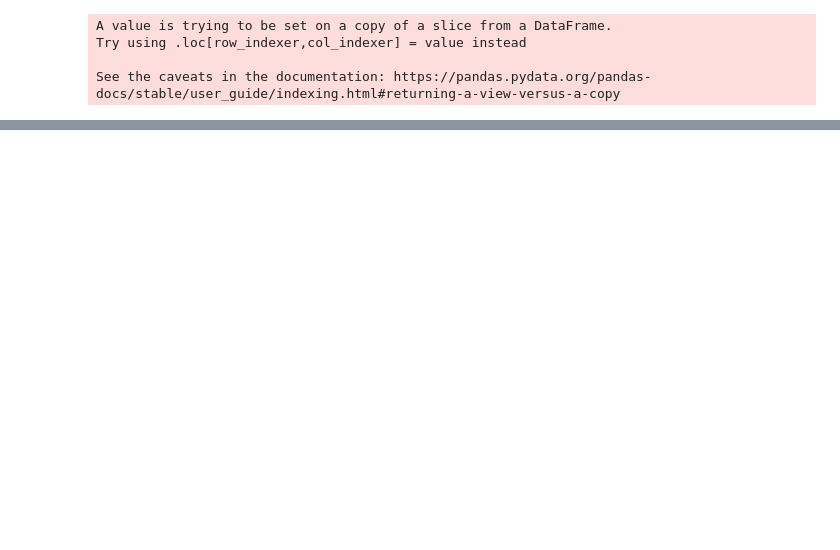
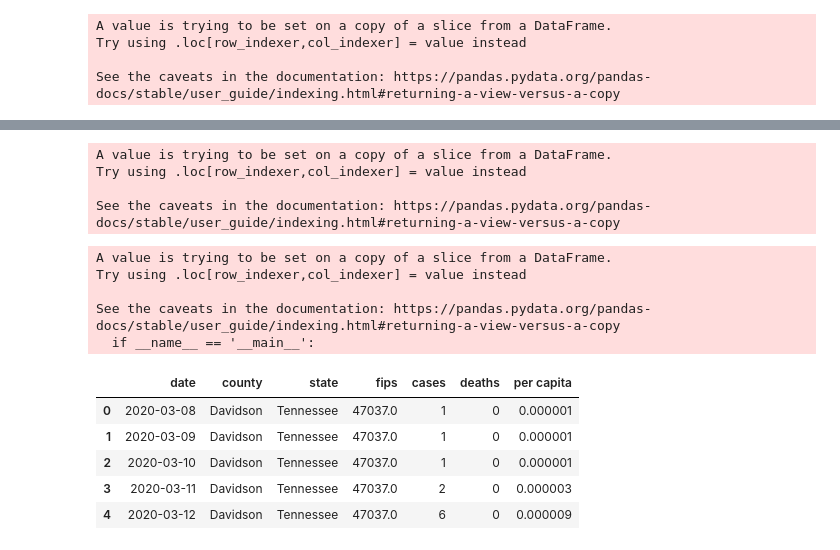
Before and after one commit to cellomaster2238/cherokee_covid, a Jupyter notebook: cherokee_covid.ipynb, the cells around one changed output, grey strips where cells are left out. Saved outputs shown, nothing was run; the diff lists cells and outputs as text; code cells hidden in the pictures; blank space fills up the shorter version.

```diff
--- a/cherokee_covid.ipynb
+++ b/cherokee_covid.ipynb
@@ -163,0 +173,32 @@ plt.show()
+# %%
+# Create a per capita column in cherokee dataframe
+cherokee_df['per capita'] = cherokee_df['cases']/cher_pop
+# %% [output]
+A value is trying to be set on a copy of a slice from a DataFrame.
+Try using .loc[row_indexer,col_indexer] = value instead
+
+See the caveats in the documentation: https://pandas.pydata.org/pandas-docs/stable/user_guide/indexing.html#returning-a-view-versus-a-copy
+# %%
+# Create dataframe with TN data
+ten_df = df[df['state'] == 'Tennessee']
+
+# Create dataframe with Davidson County, TN data
+davidson_df = ten_df[ten_df['county'] == 'Davidson']
+davidson_df.reset_index(drop = True, inplace = True)
+
+# Create per capita column
+davidson_df['per capita'] = davidson_df['cases']/dav_pop
+
+davidson_df.head()
+# %% [output]
+A value is trying to be set on a copy of a slice from a DataFrame.
+Try using .loc[row_indexer,col_indexer] = value instead
+
+See the caveats in the documentation: https://pandas.pydata.org/pandas-docs/stable/user_guide/indexing.html#returning-a-view-versus-a-copy
+  if __name__ == '__main__':
+|  | date | county | state | fips | cases | deaths | per capita |
+| 0 | 2020-03-08 | Davidson | Tennessee | 47037.0 | 1 | 0 | 0.000001 |
+| 1 | 2020-03-09 | Davidson | Tennessee | 47037.0 | 1 | 0 | 0.000001 |
+| 2 | 2020-03-10 | Davidson | Tennessee | 47037.0 | 1 | 0 | 0.000001 |
+| 3 | 2020-03-11 | Davidson | Tennessee | 47037.0 | 2 | 0 | 0.000003 |
+| 4 | 2020-03-12 | Davidson | Tennessee | 47037.0 | 6 | 0 | 0.000009 |
```
Also changed, not shown: parts of 5 cells of this notebook, 3 other files.
